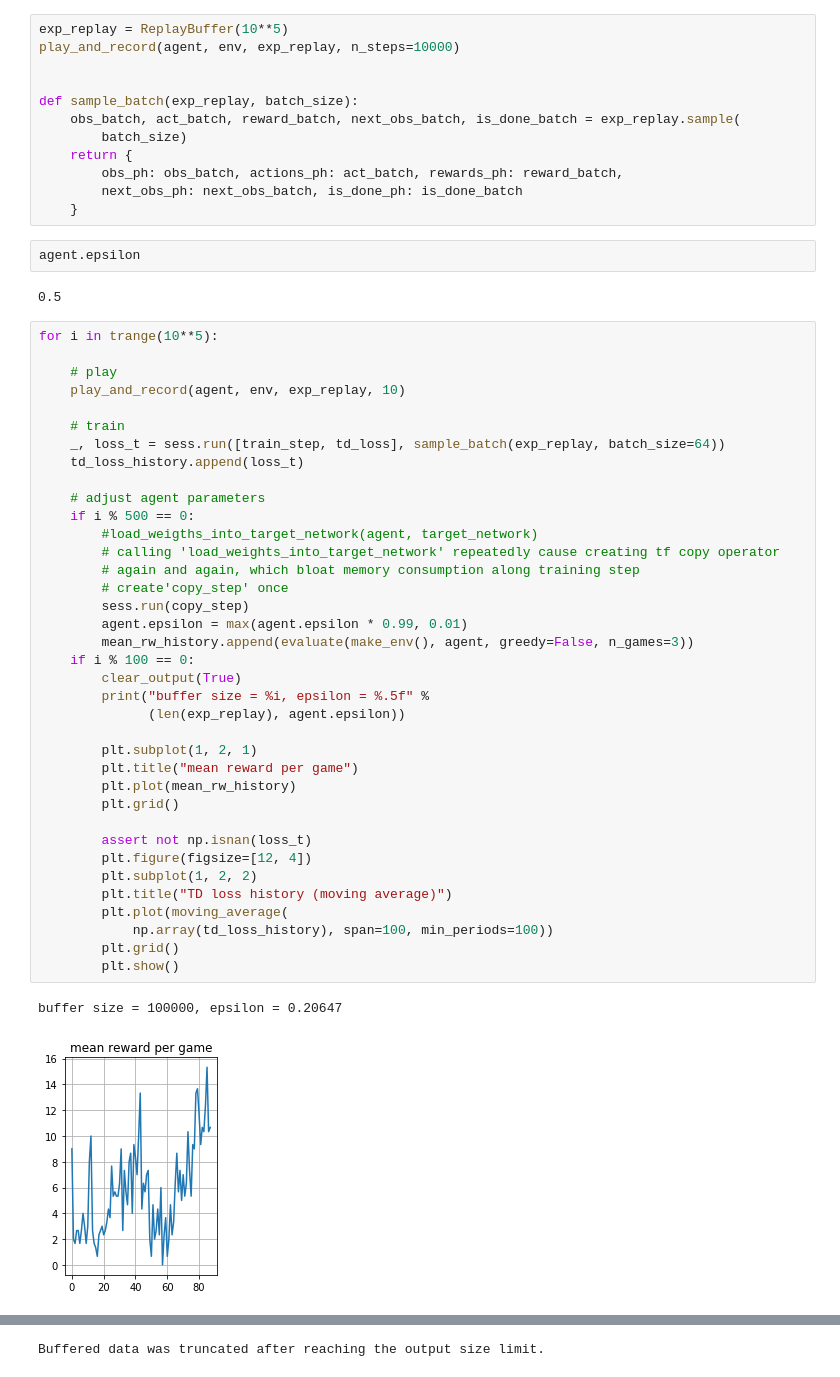
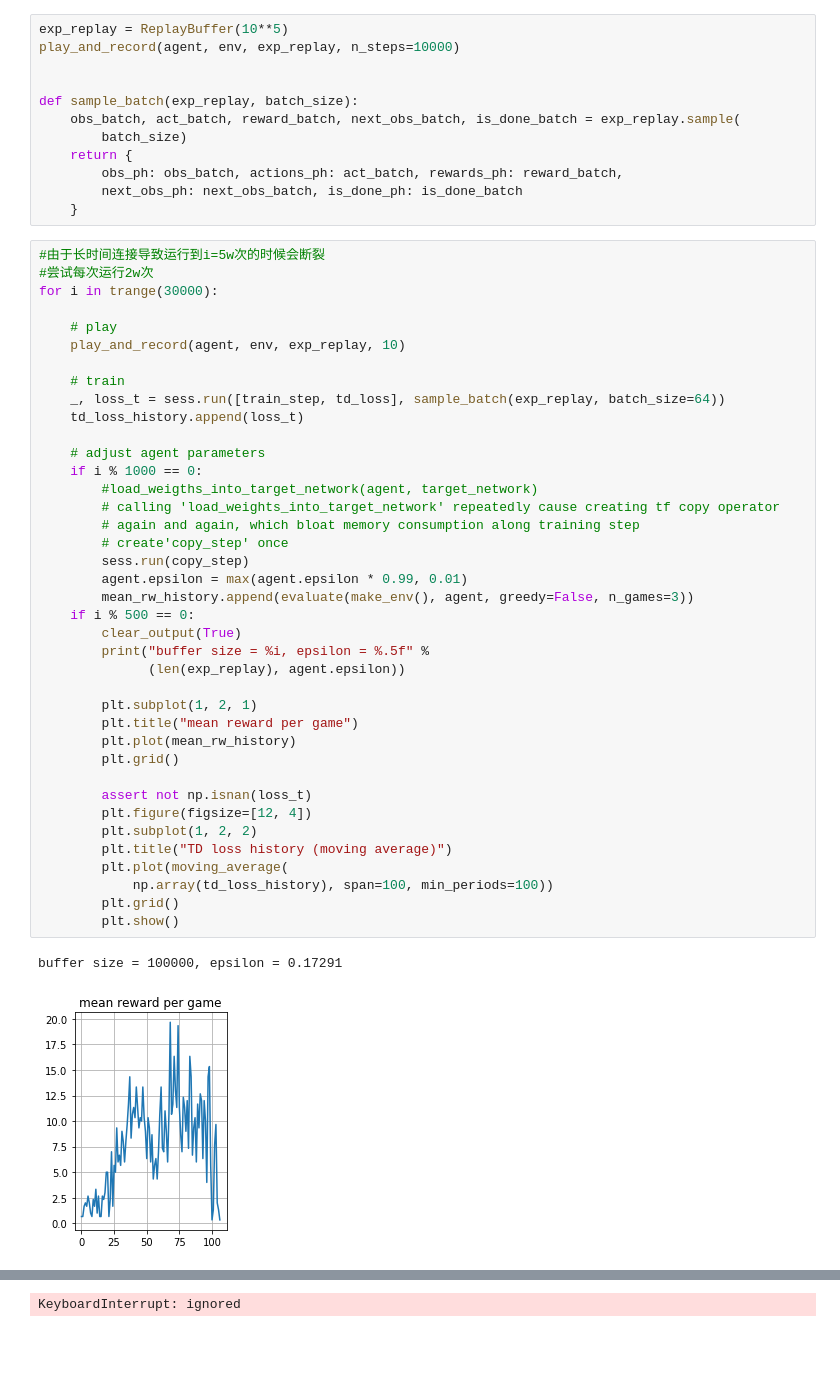
Before and after one commit to 450586509/reinforcement-learning-practice, a Jupyter notebook: deep_q_network.ipynb, the cells around one changed output, grey strips where cells are left out. Cells and saved outputs as stored; diff of their text form; blank space fills up the shorter version.

```diff
--- a/deep_q_network.ipynb
+++ b/deep_q_network.ipynb
@@ -772,12 +771,10 @@ def sample_batch(exp_replay, batch_size):
         obs_ph: obs_batch, actions_ph: act_batch, rewards_ph: reward_batch,
         next_obs_ph: next_obs_batch, is_done_ph: is_done_batch
     }
-# %%
-agent.epsilon
-# %% [output]
-0.5
 # %%
-for i in trange(10**5):
+#由于长时间连接导致运行到i=5w次的时候会断裂
+#尝试每次运行2w次
+for i in trange(30000):
 
     # play
     play_and_record(agent, env, exp_replay, 10)
@@ -785,34 +782,34 @@ for i in trange(10**5):
     # train
     _, loss_t = sess.run([train_step, td_loss], sample_batch(exp_replay, batch_size=64))
     td_loss_history.append(loss_t)
 
     # adjust agent parameters
-    if i % 500 == 0:
+    if i % 1000 == 0:
         #load_weigths_into_target_network(agent, target_network)
         # calling 'load_weights_into_target_network' repeatedly cause creating tf copy operator
         # again and again, which bloat memory consumption along training step
         # create'copy_step' once
         sess.run(copy_step)
         agent.epsilon = max(agent.epsilon * 0.99, 0.01)
         mean_rw_history.append(evaluate(make_env(), agent, greedy=False, n_games=3))
-    if i % 100 == 0:
+    if i % 500 == 0:
         clear_output(True)
         print("buffer size = %i, epsilon = %.5f" %
               (len(exp_replay), agent.epsilon))
 
         plt.subplot(1, 2, 1)
         plt.title("mean reward per game")
         plt.plot(mean_rw_history)
         plt.grid()
 
         assert not np.isnan(loss_t)
         plt.figure(figsize=[12, 4])
         plt.subplot(1, 2, 2)
         plt.title("TD loss history (moving average)")
         plt.plot(moving_average(
             np.array(td_loss_history), span=100, min_periods=100))
         plt.grid()
         plt.show()
 # %% [output]
-buffer size = 100000, epsilon = 0.20647
+buffer size = 100000, epsilon = 0.17291
-[figure, old version]
+[figure, new version]
@@ -820,4 +817,4 @@ buffer size = 100000, epsilon = 0.20647
-Buffered data was truncated after reaching the output size limit.
+KeyboardInterrupt: ignored
 # %%
 assert np.mean(mean_rw_history[-10:]) > 10.
 print("That's good enough for tutorial.")
```
Also changed, not shown: parts of 11 cells of this notebook.
